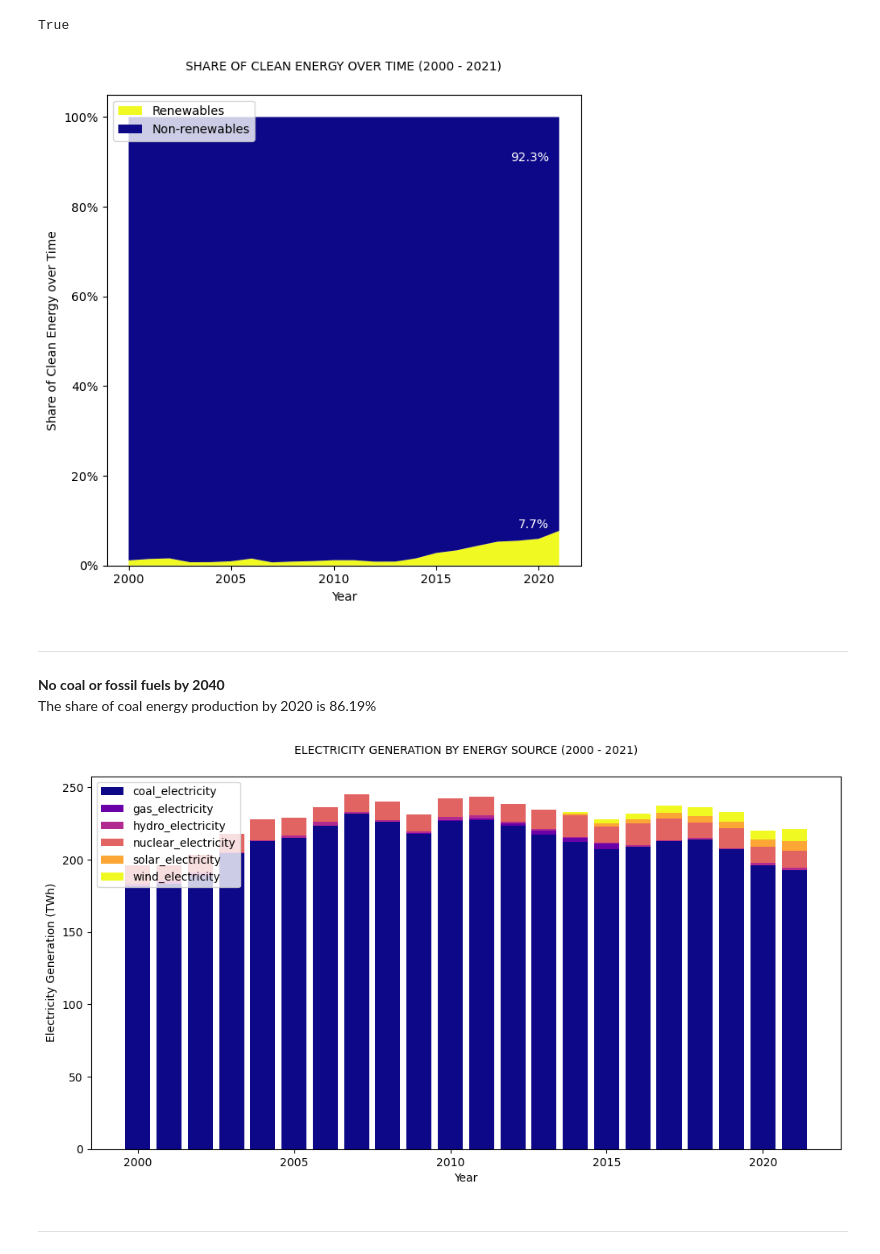
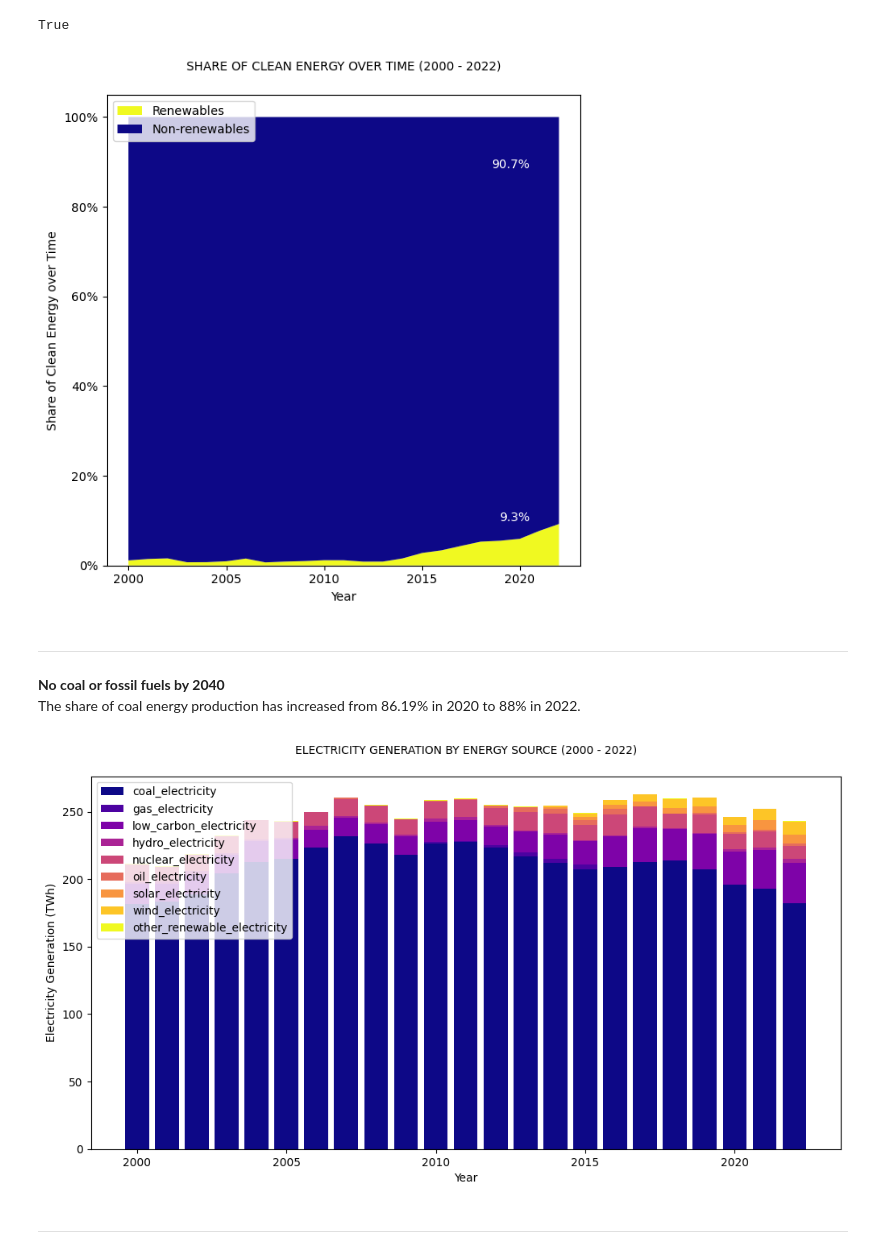
Before and after one commit to natashaely/RenewableEnergySA, a Jupyter notebook: renewable_energy_south_africa_data_visualisations.ipynb, the cells around one changed output. Saved outputs shown, nothing was run; the diff lists cells and outputs as text; code cells hidden in the pictures.

```diff
--- a/renewable_energy_south_africa_data_visualisations.ipynb
+++ b/renewable_energy_south_africa_data_visualisations.ipynb
@@ -23,5 +28,5 @@ from matplotlib.ticker import StrMethodFormatter
 # %%
-df = pd.read_csv('owid-energy-data.csv')
+df = pd.read_csv('/content/drive/MyDrive/Colab/5 Renewable Energy/dataset/owid-energy-data.csv')
 # %% [markdown]
 
 
@@ -324,8 +348,8 @@ plt.show()
 
 How has the electricity demand in South Africa changed over time?
 # %%
-# Filtering dataframe for years from 2000 to 2021.
-sa_df = sa_df[(sa_df['year'] >= 2001) & (sa_df['year'] <= 2022)]
+# Filtering dataframe for years from 2000 to 2023.
+sa_df = sa_df[(sa_df['year'] >= 2000) & (sa_df['year'] <= 2023)]
 
 # Choosing a color from the plasma colormap.
 color = plt.cm.plasma(0.5)
@@ -335,7 +359,7 @@ plt.figure(figsize=(12, 6))
 plt.plot(sa_df['year'], sa_df['electricity_demand'], color=color)
 plt.xlabel('Year')
 plt.ylabel('Electricity Demand (TWh)')
-plt.title('ELECTRICITY DEMAND TREND (2000 - 2021)', fontsize=10, pad=20)
+plt.title('ELECTRICITY DEMAND TREND (2000 - 2022)', fontsize=10, pad=20)
 
 # Setting the lower limit of the y-axis to zero.
 plt.ylim(bottom=0)
@@ -382,9 +406,9 @@ sa_df['total_electricity'] = sa_df['renewable_electricity'] + sa_df['non_renewab
 sa_df['renewable_share'] = sa_df['renewable_electricity'] / sa_df['total_electricity']
 sa_df['non_renewable_share'] = sa_df['non_renewable_electricity'] / sa_df['total_electricity']
 # %%
-# Getting the share of renewables and non-renewables in 2021.
-renewable_share_2021 = sa_df.loc[sa_df['year'] == 2021, 'renewable_share'].values[0]
-non_renewable_share_2021 = sa_df.loc[sa_df['year'] == 2021, 'non_renewable_share'].values[0]
+# Getting the share of renewables and non-renewables in 2022.
+renewable_share_2022 = sa_df.loc[sa_df['year'] == 2022, 'renewable_share'].values[0]
+non_renewable_share_2022 = sa_df.loc[sa_df['year'] == 2022, 'non_renewable_share'].values[0]
 
 # Plotting the shares over time.
 fig, ax = plt.subplots(figsize=(7, 7))
@@ -392,7 +416,7 @@ plt.stackplot(sa_df['year'], sa_df['renewable_share'], sa_df['non_renewable_shar
 plt.xlabel('Year')
 plt.ylabel('Share of Clean Energy over Time')
 
-plt.title('SHARE OF CLEAN ENERGY OVER TIME (2000 - 2021)', fontsize=10, pad=20)
+plt.title('SHARE OF CLEAN ENERGY OVER TIME (2000 - 2022)', fontsize=10, pad=20)
 
 plt.legend(loc='upper left')
 
@@ -400,13 +424,13 @@ plt.legend(loc='upper left')
 formatter = StrMethodFormatter('{x:.0%}')
 ax.yaxis.set_major_formatter(formatter)
 
-# Annotating the plot with the share of renewables and non-renewables in 2021.
-plt.text(2020.5, renewable_share_2021, f'{renewable_share_2021*100:.1f}%', ha='right', va='bottom', fontsize=10, color='white')
-plt.text(2020.5, non_renewable_share_2021, f'{non_renewable_share_2021*100:.1f}%', ha='right', va='top', fontsize=10, color='white')
+# Annotating the plot with the share of renewables and non-renewables in 2022.
+plt.text(2020.5, renewable_share_2022, f'{renewable_share_2022*100:.1f}%', ha='right', va='bottom', fontsize=10, color='white')
+plt.text(2020.5, non_renewable_share_2022, f'{non_renewable_share_2022*100:.1f}%', ha='right', va='top', fontsize=10, color='white')
 
 plt.show()
 # %% [output]
-[figure, old version]
+[figure, new version]
 # %% [markdown]
 
 
@@ -414,40 +438,42 @@ plt.show()
 # %% [markdown]
 
 **No coal or fossil fuels by 2040**<br>
-The share of coal energy production by 2020 is 86.19%
+The share of coal energy production has increased from 86.19% in 2020 to 88% in 2022.
 # %%
 # Selecting columns for stacked bar plot.
-energy_sources = ['coal_electricity', 'gas_electricity', 'hydro_electricity', 'nuclear_electricity', 'solar_electricity', 'wind_electricity']
+energy_sources = ['coal_electricity', 'gas_electricity',
+                  'low_carbon_electricity', 'hydro_electricity', 'nuclear_electricity', 'oil_electricity',
+                  'solar_electricity', 'wind_electricity', 'other_renewable_electricity']
 
 # Getting the number of energy sources.
 num_sources = len(energy_sources)
 
 # Generating a range of colours from the 'plasma' colormap.
 colors = plt.cm.plasma(np.linspace(0, 1, num_sources))
 
 # Getting the years.
 years = sa_df['year']
 
 # Plotting stacked bar chart.
 plt.figure(figsize=(12, 6))
 bottom = np.zeros(len(years))  # Starting position for each bar
 
 # Iterating over each energy source and plotting a stacked bar.
 for i, source in enumerate(energy_sources):
     plt.bar(years, sa_df[source], bottom=bottom, label=source, color=colors[i])
 
     # Updating the starting position for the next bar
     bottom += sa_df[source]
 
 plt.xlabel('Year')
 plt.ylabel('Electricity Generation (TWh)')
 
-plt.title('ELECTRICITY GENERATION BY ENERGY SOURCE (2000 - 2021)', fontsize=10, pad=20)
+plt.title('ELECTRICITY GENERATION BY ENERGY SOURCE (2000 - 2022)', fontsize=10, pad=20)
 
 plt.legend(loc='upper left')
 plt.show()
 # %% [output]
-[figure, old version]
+[figure, new version]
 # %% [markdown]
 
 
```
Also changed, not shown: parts of 27 cells of this notebook.
